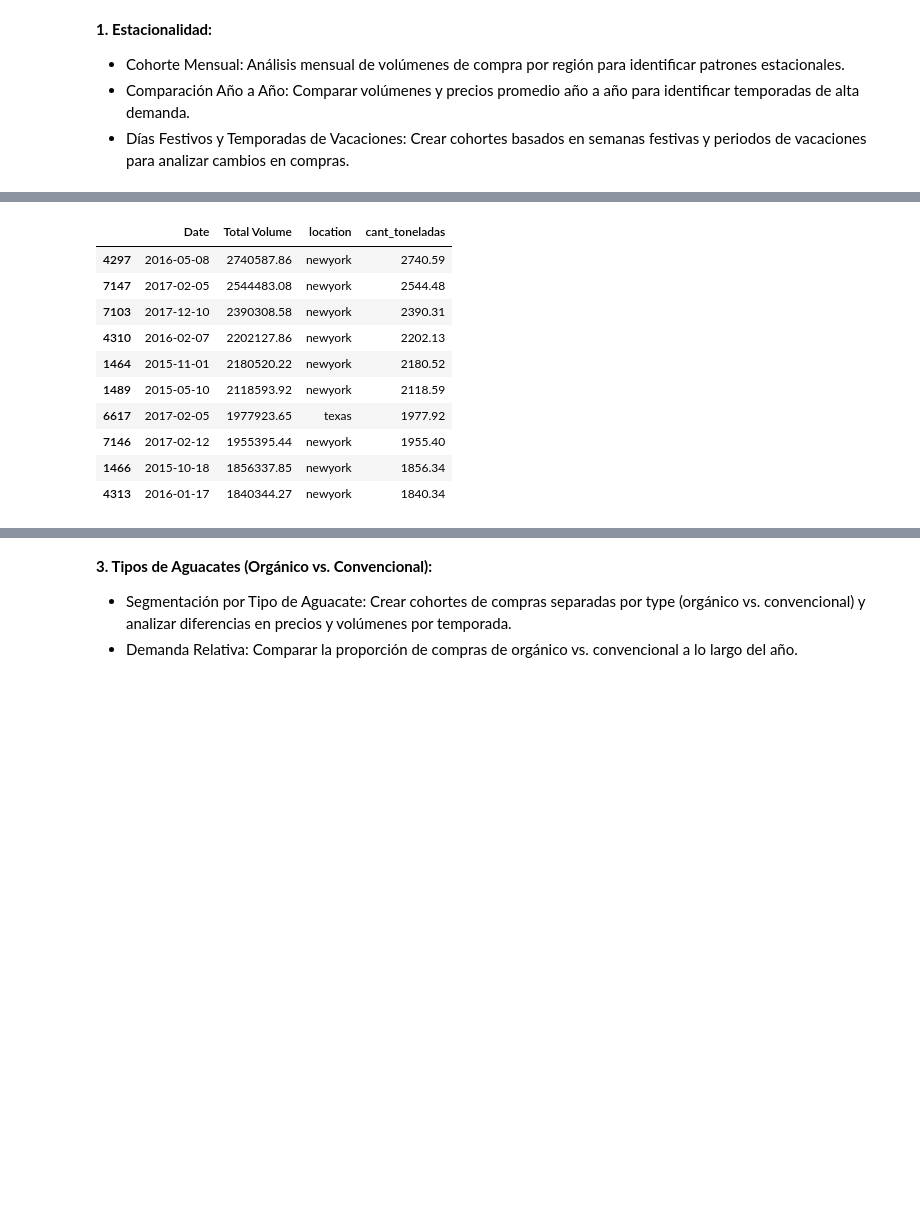
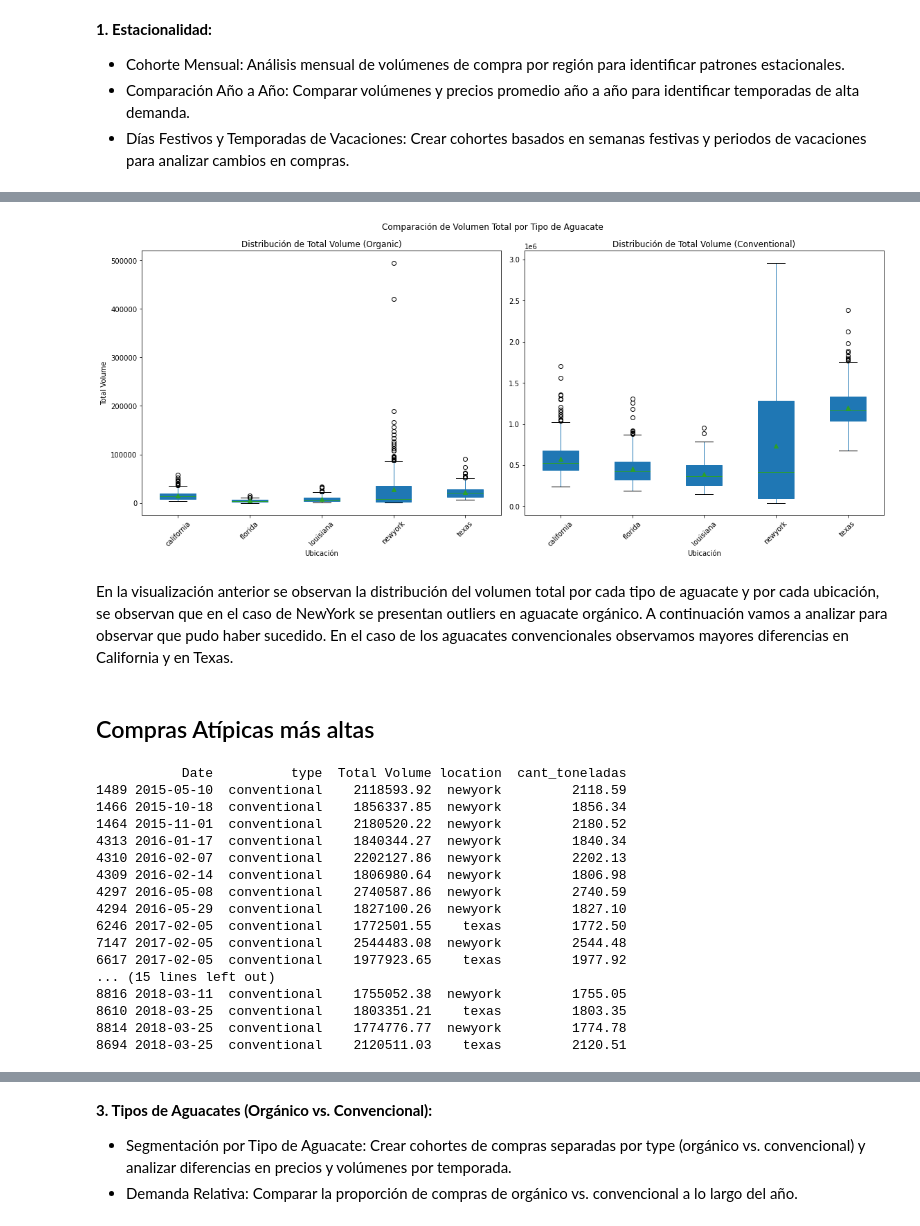
Before and after one commit to Julix4/AvoEconomics, a Jupyter notebook: cohortes-avanzados.ipynb, the cells around one changed output, grey strips where cells are left out. Drawn from its saved outputs; the diff is of its cells as text; code cells hidden in the pictures; blank space fills up the shorter version.

```diff
--- a/cohortes-avanzados.ipynb
+++ b/cohortes-avanzados.ipynb
@@ -139,20 +159,50 @@ plt.show()
+# %%
+# Crear dos boxplots separados por tipo de aguacate
+fig, axes = plt.subplots(1, 2, figsize=(16, 7))
+
+# Filtrar datos por tipo de aguacate
+for i, avocado_type in enumerate(['organic', 'conventional']):
+    df_filtered = df_avocado_hotels[df_avocado_hotels['type'] == avocado_type]
+    df_filtered.boxplot(column='Total Volume', by='location', grid=False, patch_artist=True,
+                        showmeans=True, ax=axes[i])
+    axes[i].set_title(f'Distribución de Total Volume ({avocado_type.capitalize()})')
+    axes[i].set_xlabel('Ubicación')
+    axes[i].set_ylabel('Total Volume' if i == 0 else '')
+    axes[i].tick_params(axis='x', rotation=45)
+
+# Personalización general
+fig.suptitle('Comparación de Volumen Total por Tipo de Aguacate')
+plt.tight_layout()
+plt.show()
+# %% [output]
+[figure, added]
+# %% [markdown]
+En la visualización anterior se observan la distribución del volumen total por cada tipo de aguacate y por cada ubicación, se observan que en el caso de NewYork se presentan outliers en aguacate orgánico. A continuación vamos a analizar para observar que pudo haber sucedido. En el caso de los aguacates convencionales observamos mayores diferencias en California y en Texas.
+# %% [markdown]
+## Compras Atípicas más altas
 # %%
-# Ordenar el DataFrame por 'Total Volume' en orden descendente y seleccionar los 10 más altos
-top_10_peaks = df_avocado_hotels.nlargest(10, 'Total Volume')[['Date', 'Total Volume', 'location','cant_toneladas']]
+# Ordenar el DataFrame por 'Total Volume' en orden descendente y seleccionar los 30 más altos
+top_10_peaks = df_avocado_hotels.nlargest(30, 'Total Volume')[['Date','type', 'Total Volume', 'location','cant_toneladas']]
 # Redondear 'Total Volume' a 2 decimales
 top_10_peaks['Total Volume'] = top_10_peaks['Total Volume'].round(2)
 
-# Mostrar la tabla de los 10 picos más altos
-top_10_peaks
+# Mostrar la tabla de los 30 picos más altos
+print(top_10_peaks.sort_values(by='Date', ascending=True))
 # %% [output]
-|  | Date | Total Volume | location | cant_toneladas |
-| 4297 | 2016-05-08 | 2740587.86 | newyork | 2740.59 |
-| 7147 | 2017-02-05 | 2544483.08 | newyork | 2544.48 |
-| 7103 | 2017-12-10 | 2390308.58 | newyork | 2390.31 |
-| 4310 | 2016-02-07 | 2202127.86 | newyork | 2202.13 |
-| 1464 | 2015-11-01 | 2180520.22 | newyork | 2180.52 |
-| 1489 | 2015-05-10 | 2118593.92 | newyork | 2118.59 |
-| 6617 | 2017-02-05 | 1977923.65 | texas | 1977.92 |
-| 7146 | 2017-02-12 | 1955395.44 | newyork | 1955.40 |
-| 1466 | 2015-10-18 | 1856337.85 | newyork | 1856.34 |
-| 4313 | 2016-01-17 | 1840344.27 | newyork | 1840.34 |
+           Date          type  Total Volume location  cant_toneladas
+1489 2015-05-10  conventional    2118593.92  newyork         2118.59
+1466 2015-10-18  conventional    1856337.85  newyork         1856.34
+1464 2015-11-01  conventional    2180520.22  newyork         2180.52
+4313 2016-01-17  conventional    1840344.27  newyork         1840.34
+4310 2016-02-07  conventional    2202127.86  newyork         2202.13
+4309 2016-02-14  conventional    1806980.64  newyork         1806.98
+4297 2016-05-08  conventional    2740587.86  newyork         2740.59
+4294 2016-05-29  conventional    1827100.26  newyork         1827.10
+6246 2017-02-05  conventional    1772501.55    texas         1772.50
+7147 2017-02-05  conventional    2544483.08  newyork         2544.48
+6617 2017-02-05  conventional    1977923.65    texas         1977.92
+... (15 lines left out)
+8816 2018-03-11  conventional    1755052.38  newyork         1755.05
+8610 2018-03-25  conventional    1803351.21    texas         1803.35
+8814 2018-03-25  conventional    1774776.77  newyork         1774.78
+8694 2018-03-25  conventional    2120511.03    texas         2120.51
```
Also changed, not shown: parts of 28 cells of this notebook, 3 other files.
